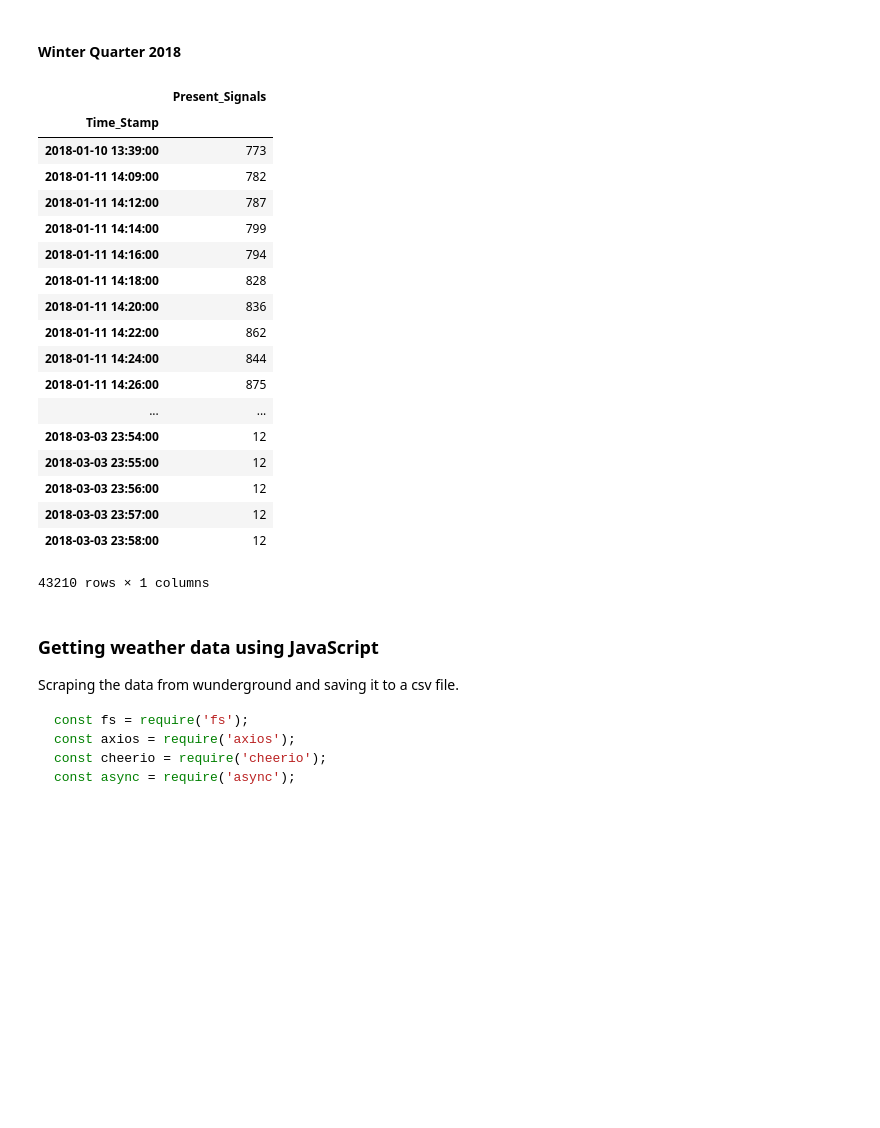
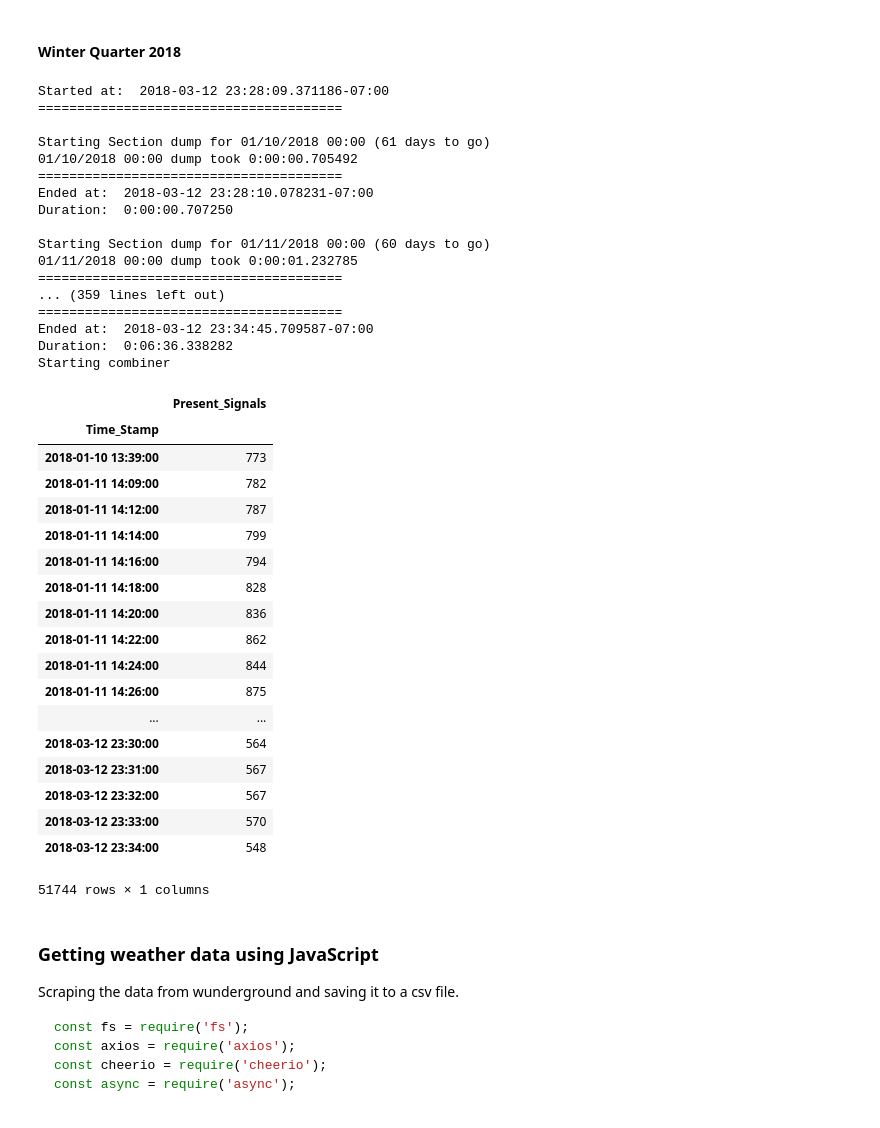
Before and after one commit to kelvinluime/Pr_059, a Jupyter notebook: FinalProject.ipynb, the cells around one changed output. Saved outputs shown, nothing was run; the diff lists cells and outputs as text; code cells hidden in the pictures; blank space fills up the shorter version.

```diff
--- a/FinalProject.ipynb
+++ b/FinalProject.ipynb
@@ -273,29 +277,46 @@ df_geisel_fall
 #### Winter Quarter 2018
 # %%
 earliest = datetime.datetime(2018, 1, 10)
-latest = datetime.datetime(2018, 3, 3)
+latest = datetime.datetime(2018, 3, 12)
 df_geisel_winter = get_geisel_df(earliest, latest, "hubplacement-section-dump", "Winter2018")
 df_geisel_winter
 # %% [output]
+Started at:  2018-03-12 23:28:09.371186-07:00
+=======================================
+
+Starting Section dump for 01/10/2018 00:00 (61 days to go)
+01/10/2018 00:00 dump took 0:00:00.705492
+=======================================
+Ended at:  2018-03-12 23:28:10.078231-07:00
+Duration:  0:00:00.707250
+
+Starting Section dump for 01/11/2018 00:00 (60 days to go)
+01/11/2018 00:00 dump took 0:00:01.232785
+=======================================
+... (359 lines left out)
+=======================================
+Ended at:  2018-03-12 23:34:45.709587-07:00
+Duration:  0:06:36.338282
+Starting combiner
 |  | Present_Signals |
 | Time_Stamp |  |
 | 2018-01-10 13:39:00 | 773 |
 | 2018-01-11 14:09:00 | 782 |
 | 2018-01-11 14:12:00 | 787 |
 | 2018-01-11 14:14:00 | 799 |
 | 2018-01-11 14:16:00 | 794 |
 | 2018-01-11 14:18:00 | 828 |
 | 2018-01-11 14:20:00 | 836 |
 | 2018-01-11 14:22:00 | 862 |
 | 2018-01-11 14:24:00 | 844 |
 | 2018-01-11 14:26:00 | 875 |
 | ... | ... |
-| 2018-03-03 23:54:00 | 12 |
-| 2018-03-03 23:55:00 | 12 |
-| 2018-03-03 23:56:00 | 12 |
-| 2018-03-03 23:57:00 | 12 |
-| 2018-03-03 23:58:00 | 12 |
+| 2018-03-12 23:30:00 | 564 |
+| 2018-03-12 23:31:00 | 567 |
+| 2018-03-12 23:32:00 | 567 |
+| 2018-03-12 23:33:00 | 570 |
+| 2018-03-12 23:34:00 | 548 |
-43210 rows × 1 columns
+51744 rows × 1 columns
 # %% [markdown]
 ### Getting weather data using JavaScript
 
```
Also changed, not shown: parts of 19 cells of this notebook, 2 other files.
